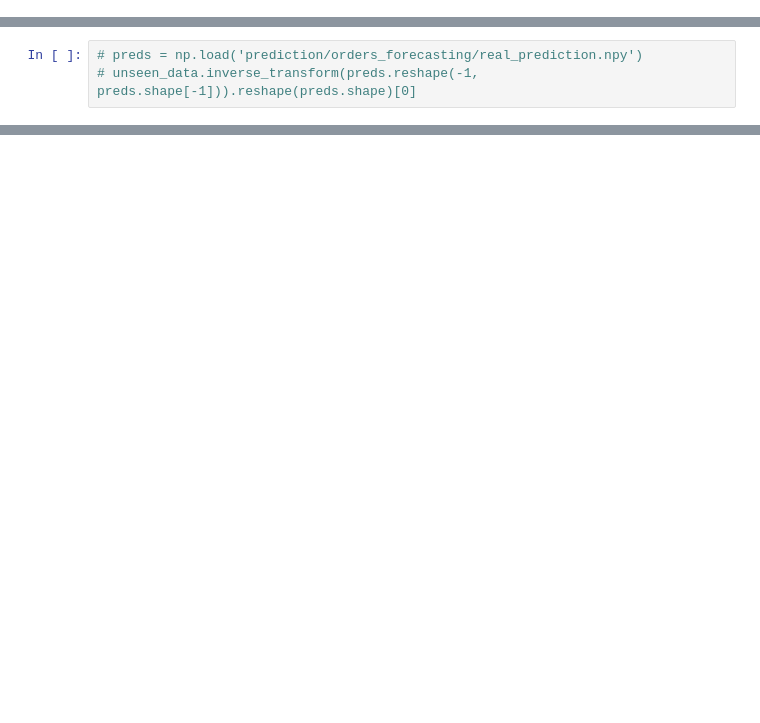
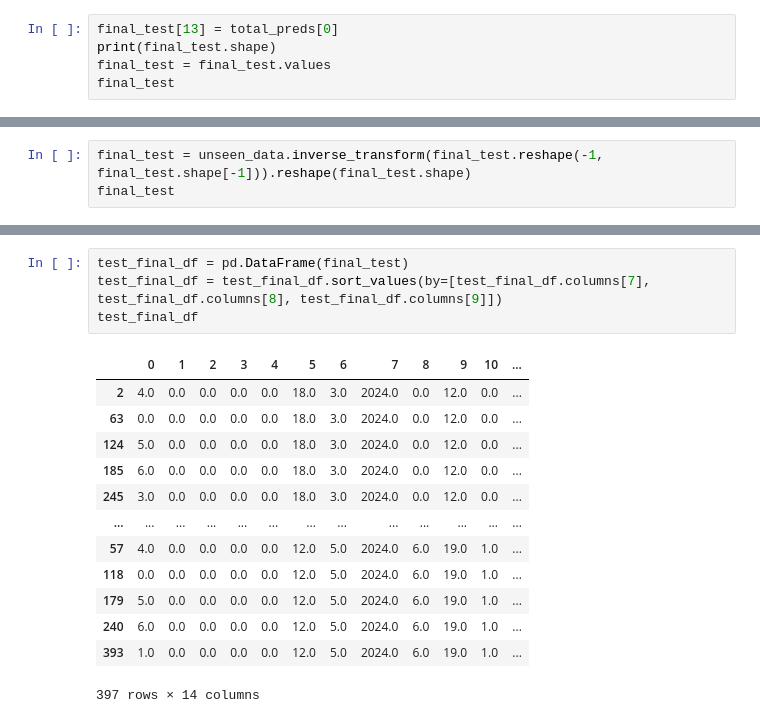
Before and after one commit to neeresh/rohlik-orders-forecasting-challenge, a Jupyter notebook: data_rough.ipynb, the cells around one changed output, grey strips where cells are left out. Cells and saved outputs as stored; diff of their text form; blank space fills up the shorter version.

```diff
--- a/data_rough.ipynb
+++ b/data_rough.ipynb
@@ -195,0 +360,5 @@ len(train_dataset)
+# %%
+final_test[13] = total_preds[0]
+print(final_test.shape)
+final_test = final_test.values
+final_test
@@ -196,3 +380,3 @@ len(train_dataset)
 # %%
-# preds = np.load('prediction/orders_forecasting/real_prediction.npy')
-# unseen_data.inverse_transform(preds.reshape(-1, preds.shape[-1])).reshape(preds.shape)[0]
+final_test = unseen_data.inverse_transform(final_test.reshape(-1, final_test.shape[-1])).reshape(final_test.shape)
+final_test
@@ -198,0 +397,18 @@ len(train_dataset)
+# %%
+test_final_df = pd.DataFrame(final_test)
+test_final_df = test_final_df.sort_values(by=[test_final_df.columns[7], test_final_df.columns[8], test_final_df.columns[9]])
+test_final_df
+# %% [output]
+|  | 0 | 1 | 2 | 3 | 4 | 5 | 6 | 7 | 8 | 9 | 10 | ... |
+| 2 | 4.0 | 0.0 | 0.0 | 0.0 | 0.0 | 18.0 | 3.0 | 2024.0 | 0.0 | 12.0 | 0.0 | ... |
+| 63 | 0.0 | 0.0 | 0.0 | 0.0 | 0.0 | 18.0 | 3.0 | 2024.0 | 0.0 | 12.0 | 0.0 | ... |
+| 124 | 5.0 | 0.0 | 0.0 | 0.0 | 0.0 | 18.0 | 3.0 | 2024.0 | 0.0 | 12.0 | 0.0 | ... |
+| 185 | 6.0 | 0.0 | 0.0 | 0.0 | 0.0 | 18.0 | 3.0 | 2024.0 | 0.0 | 12.0 | 0.0 | ... |
+| 245 | 3.0 | 0.0 | 0.0 | 0.0 | 0.0 | 18.0 | 3.0 | 2024.0 | 0.0 | 12.0 | 0.0 | ... |
+| ... | ... | ... | ... | ... | ... | ... | ... | ... | ... | ... | ... | ... |
+| 57 | 4.0 | 0.0 | 0.0 | 0.0 | 0.0 | 12.0 | 5.0 | 2024.0 | 6.0 | 19.0 | 1.0 | ... |
+| 118 | 0.0 | 0.0 | 0.0 | 0.0 | 0.0 | 12.0 | 5.0 | 2024.0 | 6.0 | 19.0 | 1.0 | ... |
+| 179 | 5.0 | 0.0 | 0.0 | 0.0 | 0.0 | 12.0 | 5.0 | 2024.0 | 6.0 | 19.0 | 1.0 | ... |
+| 240 | 6.0 | 0.0 | 0.0 | 0.0 | 0.0 | 12.0 | 5.0 | 2024.0 | 6.0 | 19.0 | 1.0 | ... |
+| 393 | 1.0 | 0.0 | 0.0 | 0.0 | 0.0 | 12.0 | 5.0 | 2024.0 | 6.0 | 19.0 | 1.0 | ... |
+397 rows × 14 columns
```
Also changed, not shown: parts of 27 cells of this notebook, 3 other files.
